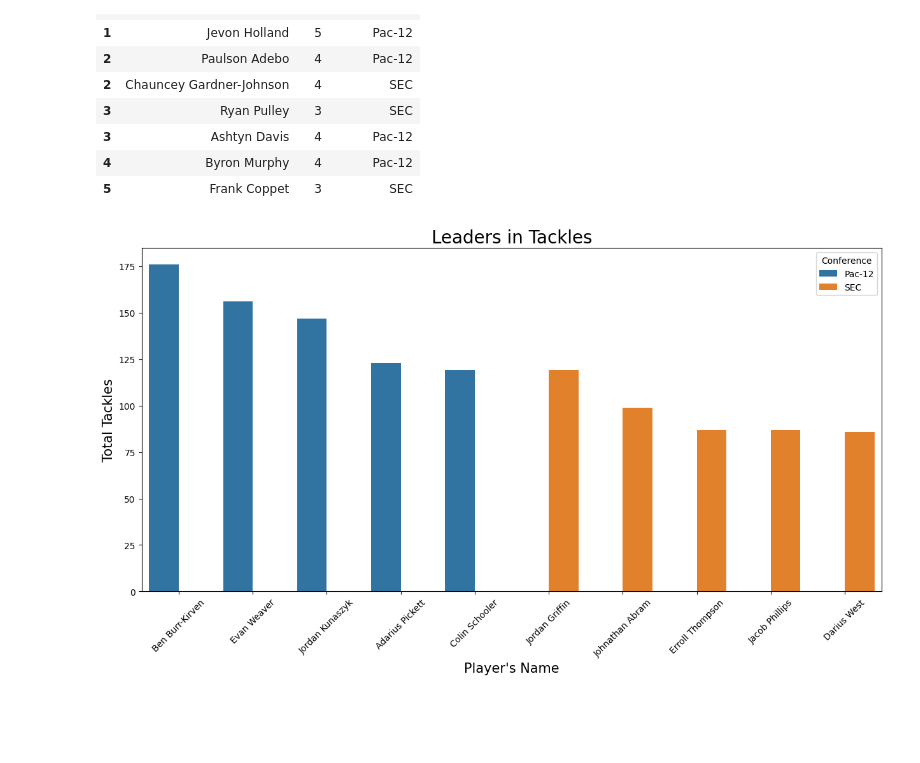
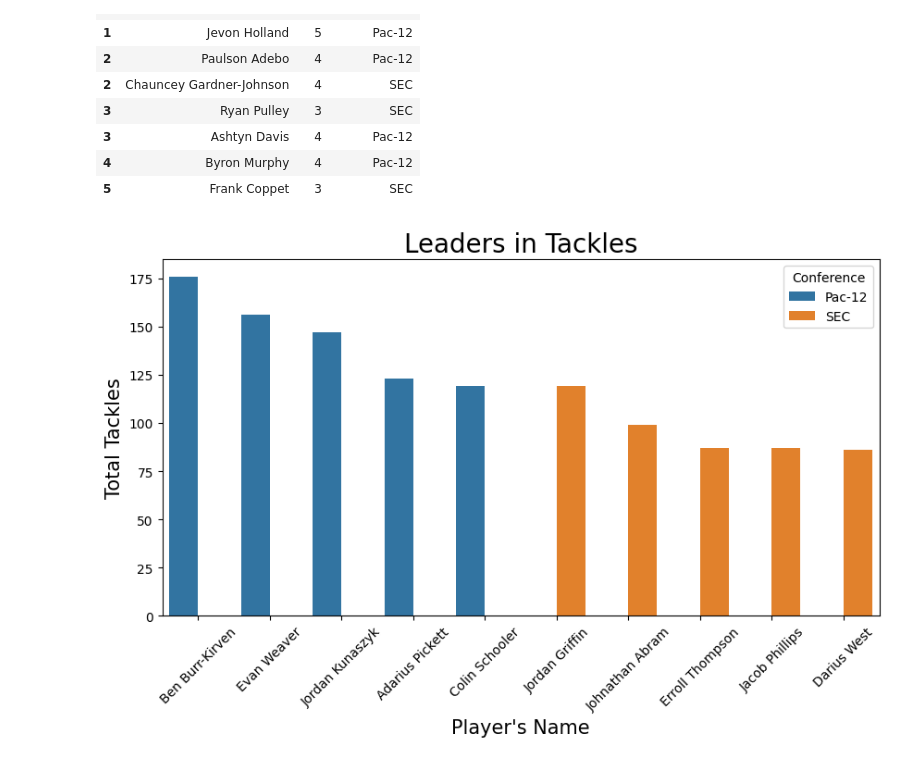
Before and after one commit to blwishom/cognixia, a Jupyter notebook: Practice/cfb_pac12.ipynb, the cells around one changed output. Drawn from its saved outputs; the diff is of its cells as text; code cells hidden in the pictures; blank space fills up the shorter version.

```diff
--- a/Practice/cfb_pac12.ipynb
+++ b/Practice/cfb_pac12.ipynb
@@ -157,13 +157,13 @@ pac_sec_ints
 | 5 | Frank Coppet | 3 | SEC |
 # %%
 ax = sns.barplot(data=defenses , x='Player', y='Tot', hue='Conference')
-ax.figure.set_size_inches(15, 7)
+ax.figure.set_size_inches(10, 5)
 plt.title('Leaders in Tackles', size=20)
 plt.xticks(rotation=45)
 plt.xlabel('Player\'s Name', size=15)
 plt.ylabel('Total Tackles', size=15)
 plt.show()
 # %% [output]
-[figure, old version]
+[figure, new version]
 # %%
 ax = sns.barplot(data=defense_ints , x='Player', y='Int', hue='Conference')
```
Also changed, not shown: parts of 1 cell of this notebook, 1 other file.
